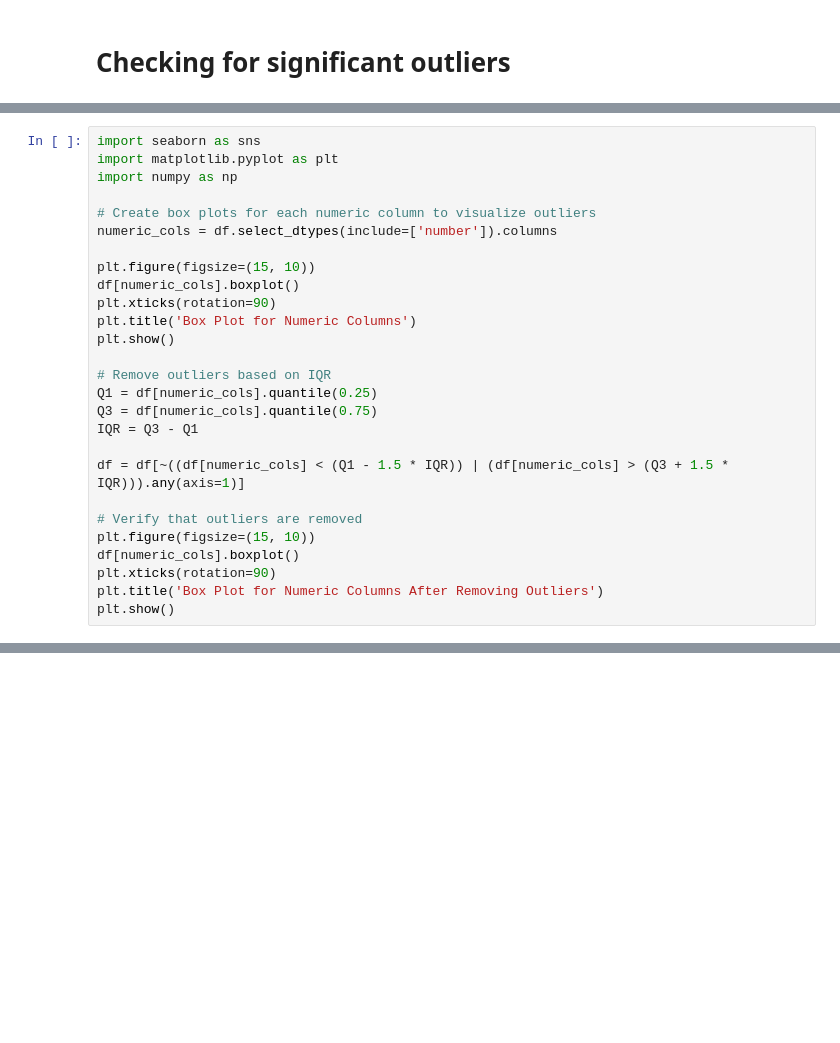
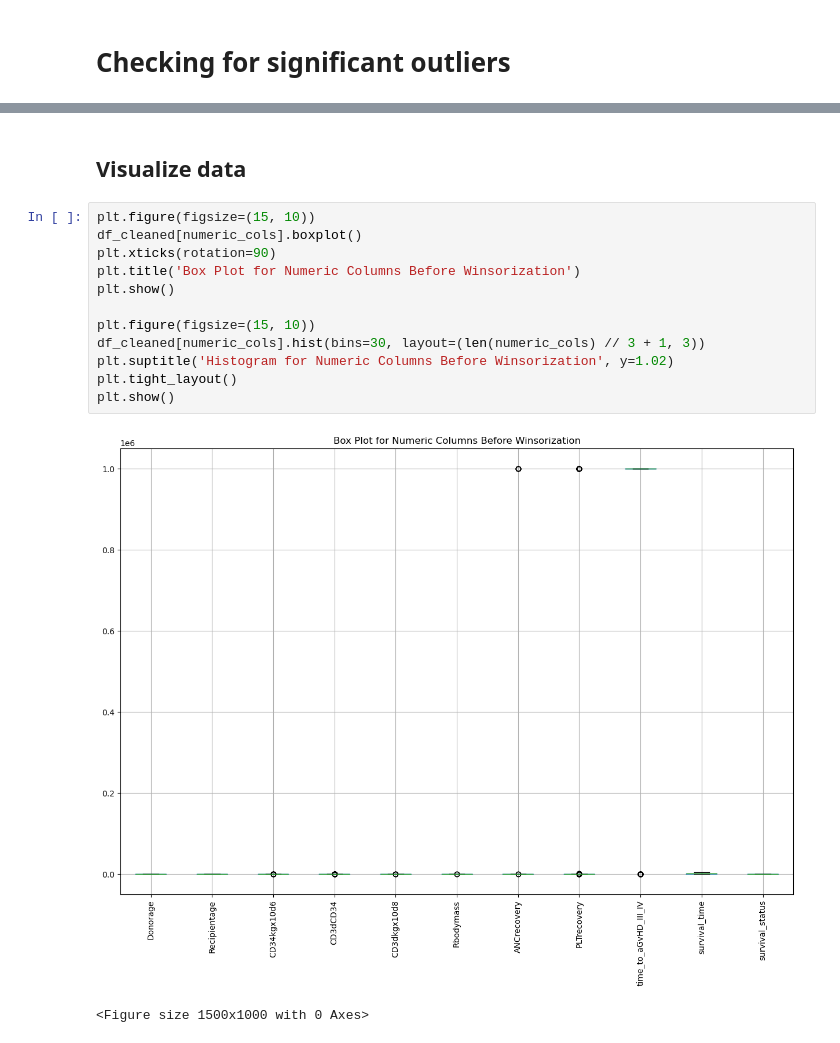
Before and after one commit to imadbaghdad/bone_marrow_transplant, a Jupyter notebook: notebooks/eda.ipynb, the cells around one changed output, grey strips where cells are left out. Saved outputs shown, nothing was run; the diff lists cells and outputs as text; blank space fills up the shorter version.

```diff
--- a/notebooks/eda.ipynb
+++ b/notebooks/eda.ipynb
@@ -109,27 +129,0 @@ plt.show()
-# %%
-import seaborn as sns
-import matplotlib.pyplot as plt
-import numpy as np
-
-# Create box plots for each numeric column to visualize outliers
-numeric_cols = df.select_dtypes(include=['number']).columns
-
-plt.figure(figsize=(15, 10))
-df[numeric_cols].boxplot()
-plt.xticks(rotation=90)
-plt.title('Box Plot for Numeric Columns')
-plt.show()
-
-# Remove outliers based on IQR
-Q1 = df[numeric_cols].quantile(0.25)
-Q3 = df[numeric_cols].quantile(0.75)
-IQR = Q3 - Q1
-
-df = df[~((df[numeric_cols] < (Q1 - 1.5 * IQR)) | (df[numeric_cols] > (Q3 + 1.5 * IQR))).any(axis=1)]
-
-# Verify that outliers are removed
-plt.figure(figsize=(15, 10))
-df[numeric_cols].boxplot()
-plt.xticks(rotation=90)
-plt.title('Box Plot for Numeric Columns After Removing Outliers')
-plt.show()
@@ -138,0 +130,17 @@ plt.show()
+# %% [markdown]
+## Visualize data
+# %%
+plt.figure(figsize=(15, 10))
+df_cleaned[numeric_cols].boxplot()
+plt.xticks(rotation=90)
+plt.title('Box Plot for Numeric Columns Before Winsorization')
+plt.show()
+
+plt.figure(figsize=(15, 10))
+df_cleaned[numeric_cols].hist(bins=30, layout=(len(numeric_cols) // 3 + 1, 3))
+plt.suptitle('Histogram for Numeric Columns Before Winsorization', y=1.02)
+plt.tight_layout()
+plt.show()
+# %% [output]
+[figure, added]
+<Figure size 1500x1000 with 0 Axes>
```
Also changed, not shown: parts of 12 cells of this notebook, 1 other file.
